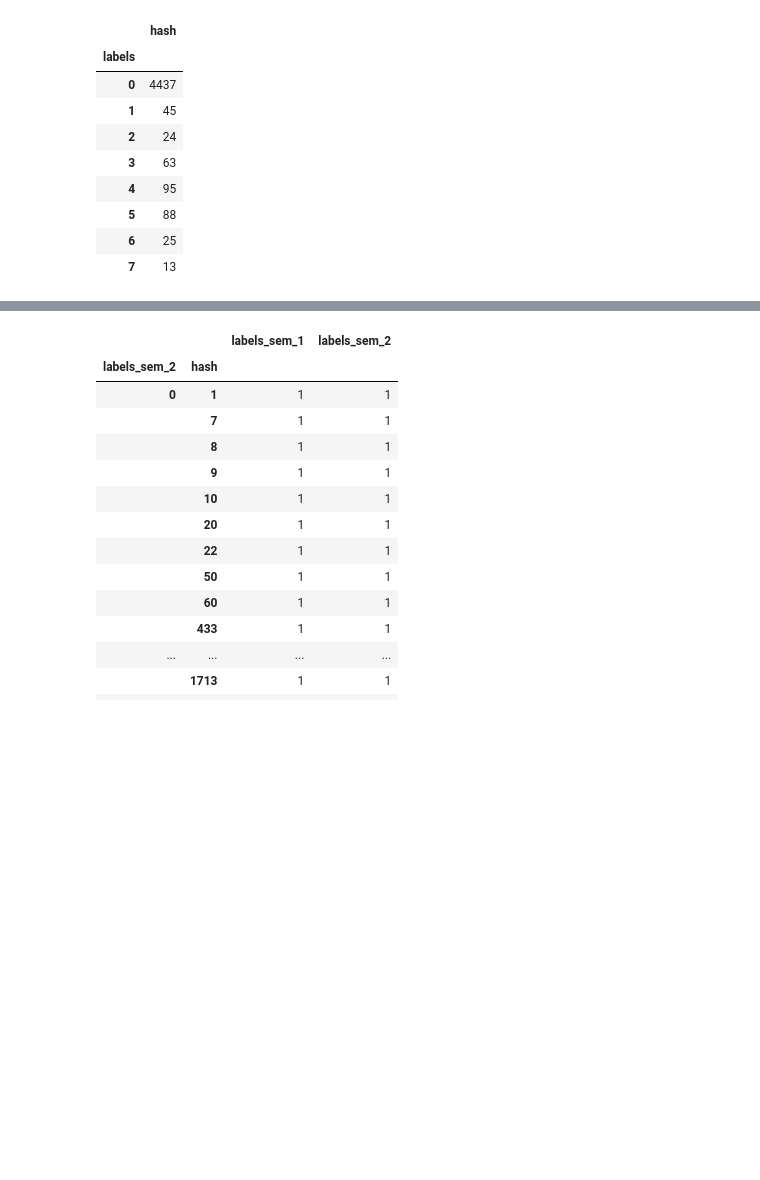
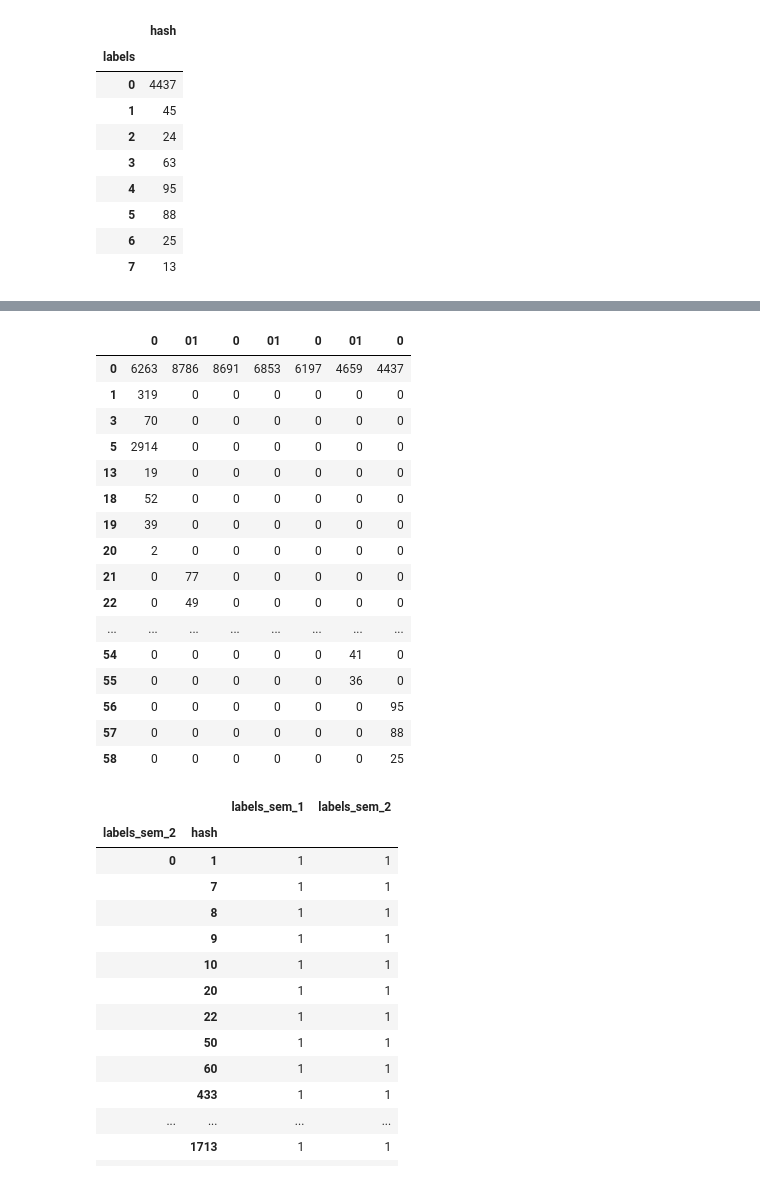
Before and after one commit to Maksimka9/clustering, a Jupyter notebook: main.ipynb, the cells around one changed output, grey strips where cells are left out. Drawn from its saved outputs; the diff is of its cells as text; code cells hidden in the pictures; blank space fills up the shorter version.

```diff
--- a/main.ipynb
+++ b/main.ipynb
@@ -402,3 +382,30 @@ same_clusters_counting_5 # Записывать не все элементы и
+# %%
+dots_for_regression_df = pd.DataFrame.from_dict(same_clusters_counting_1, orient='index')
+dots_for_regression_df = dots_for_regression_df.join(pd.DataFrame.from_dict(same_clusters_counting_2, orient='index'), rsuffix=1, how='left')
+dots_for_regression_df = dots_for_regression_df.join(pd.DataFrame.from_dict(same_clusters_counting_3, orient='index'), rsuffix=1, how='left')
+dots_for_regression_df = dots_for_regression_df.join(pd.DataFrame.from_dict(same_clusters_counting_4, orient='index'), rsuffix=1, how='left')
+dots_for_regression_df = dots_for_regression_df.join(pd.DataFrame.from_dict(same_clusters_counting_5, orient='index'), rsuffix=1, how='left')
+dots_for_regression_df = dots_for_regression_df.join(pd.DataFrame.from_dict(same_clusters_counting_6, orient='index'), rsuffix=1, how='left')
+dots_for_regression_df = dots_for_regression_df.join(pd.DataFrame.from_dict(same_clusters_counting_7, orient='index'), rsuffix=1, how='left')
+dots_for_regression_df
+# %% [output]
+|  | 0 | 01 | 0 | 01 | 0 | 01 | 0 |
+| 0 | 6263 | 8786 | 8691 | 6853 | 6197 | 4659 | 4437 |
+| 1 | 319 | 0 | 0 | 0 | 0 | 0 | 0 |
+| 3 | 70 | 0 | 0 | 0 | 0 | 0 | 0 |
+| 5 | 2914 | 0 | 0 | 0 | 0 | 0 | 0 |
+| 13 | 19 | 0 | 0 | 0 | 0 | 0 | 0 |
+| 18 | 52 | 0 | 0 | 0 | 0 | 0 | 0 |
+| 19 | 39 | 0 | 0 | 0 | 0 | 0 | 0 |
+| 20 | 2 | 0 | 0 | 0 | 0 | 0 | 0 |
+| 21 | 0 | 77 | 0 | 0 | 0 | 0 | 0 |
+| 22 | 0 | 49 | 0 | 0 | 0 | 0 | 0 |
+| ... | ... | ... | ... | ... | ... | ... | ... |
+| 54 | 0 | 0 | 0 | 0 | 0 | 41 | 0 |
+| 55 | 0 | 0 | 0 | 0 | 0 | 36 | 0 |
+| 56 | 0 | 0 | 0 | 0 | 0 | 0 | 95 |
+| 57 | 0 | 0 | 0 | 0 | 0 | 0 | 88 |
+| 58 | 0 | 0 | 0 | 0 | 0 | 0 | 25 |
 # %%
 df_1.groupby([df_1.iloc[:, 1], 'hash']).count()
 # %% [output]
```
Also changed, not shown: parts of 2 cells of this notebook.
